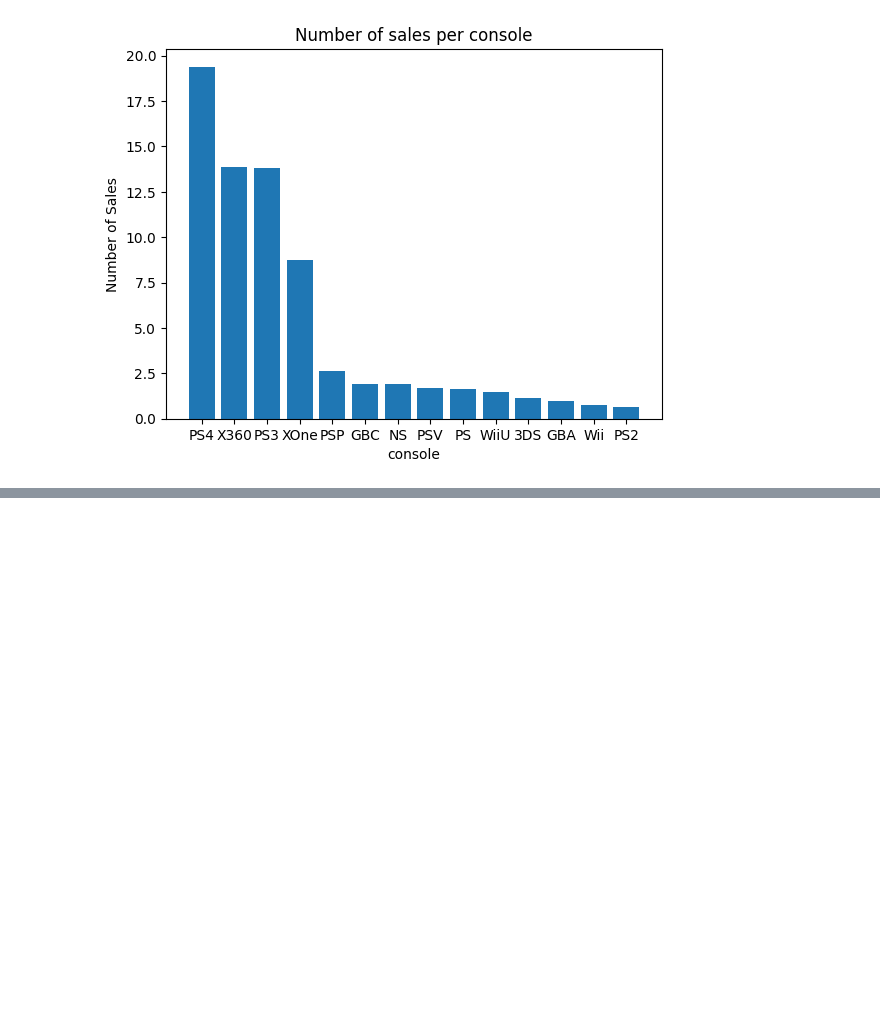
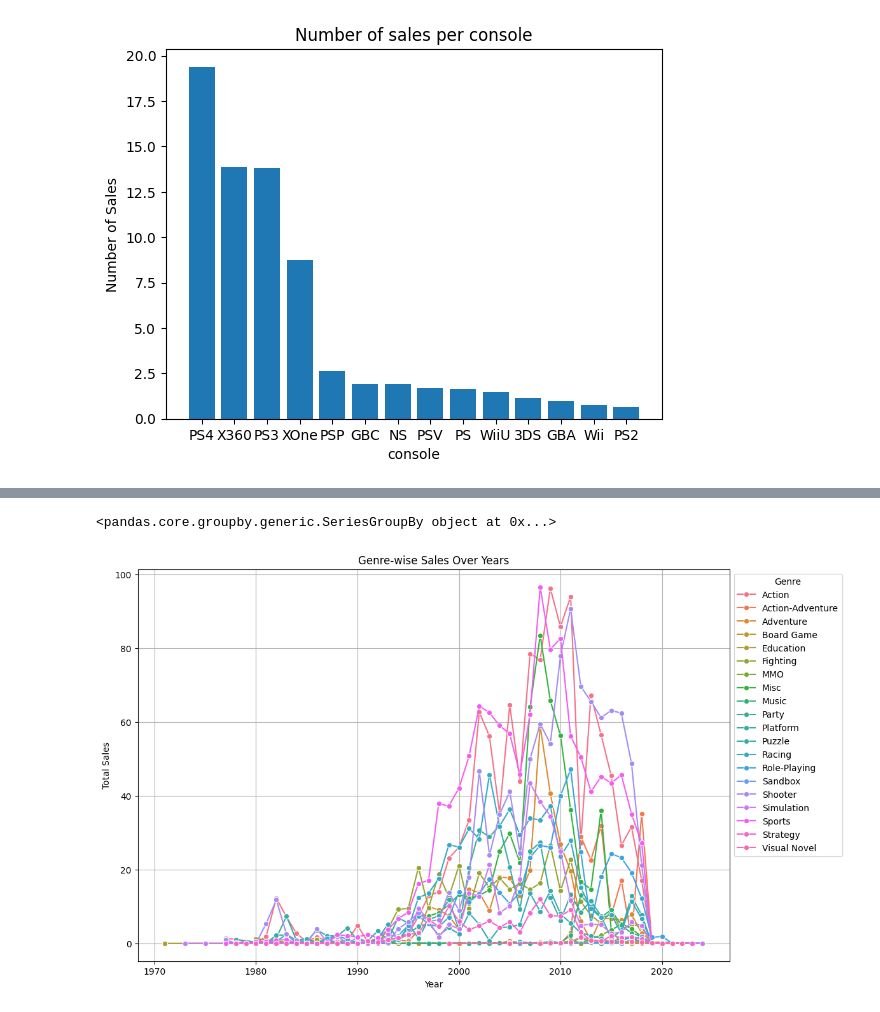
Before and after one commit to johnolawoyin14/game-sales-analysis, a Jupyter notebook: game sales.ipynb, the cells around one changed output, grey strips where cells are left out. Drawn from its saved outputs; the diff is of its cells as text; code cells hidden in the pictures; blank space fills up the shorter version.

```diff
--- a/game sales.ipynb
+++ b/game sales.ipynb
@@ -202,0 +275,20 @@ TypeError: Cannot pass values for both `x` and `y`.
+# %%
+genre_yearly_sales = df.groupby(['genre', 'year'])['total_sales']
+genre_yearly_sales
+# %% [output]
+<pandas.core.groupby.generic.SeriesGroupBy object at 0x...>
+# %%
+# Grouping data by genre and year
+genre_yearly_sales = df.groupby(['genre', 'year'])['total_sales'].sum().reset_index()
+
+# Plotting genre-wise sales over time
+plt.figure(figsize=(12, 8))
+sns.lineplot(data=genre_yearly_sales, x='year', y='total_sales', hue='genre', marker='o')
+plt.title('Genre-wise Sales Over Years')
+plt.xlabel('Year')
+plt.ylabel('Total Sales')
+plt.legend(title='Genre', loc='upper left', bbox_to_anchor=(1, 1))
+plt.grid(True)
+plt.show()
+# %% [output]
+[figure, added]
```
Also changed, not shown: parts of 10 cells of this notebook.
